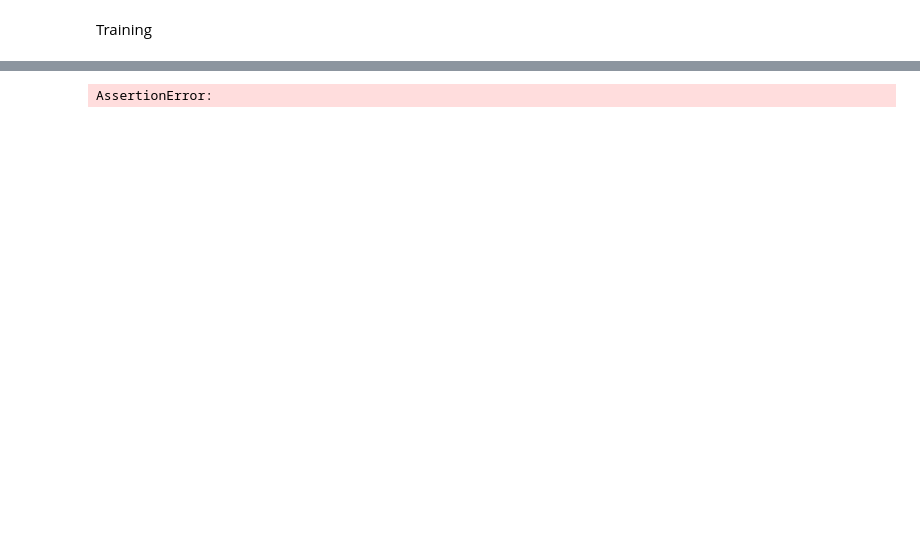
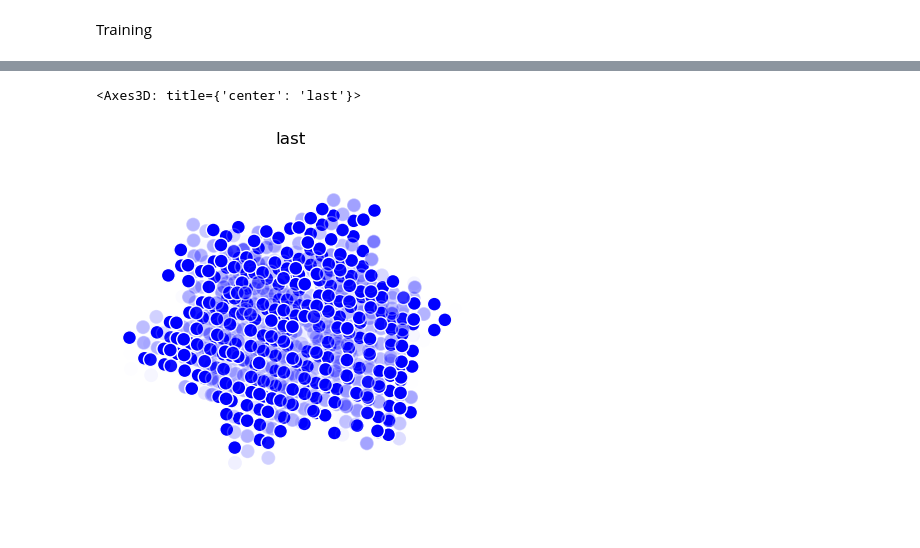
Before and after one commit to mbaranr/gnca_growing, a Jupyter notebook: notebooks/train3d_sandbox.ipynb, the cells around one changed output, grey strips where cells are left out. Drawn from its saved outputs; the diff is of its cells as text; code cells hidden in the pictures; blank space fills up the shorter version.

```diff
--- a/notebooks/train3d_sandbox.ipynb
+++ b/notebooks/train3d_sandbox.ipynb
@@ -142,25 +138,27 @@ plot_loss(losses, EPOCHS)
 # %%
 alphas = []
 
 seed = np.zeros(coords.shape[0])
 seed[coords.shape[0] // 2] = 1
 
 for i in range(EXTRA_CHANNELS):
     seed_ = np.zeros(coords.shape[0])
     seed = np.column_stack((seed, seed_))
 
 seed = torch.tensor(seed, dtype=torch.float32).to(DEVICE)
 seed = seed.unsqueeze(0)
 
-gnca.zero_grad()
+gnca.eval()
 
 alphas.append(seed[0, :, 0].cpu().detach().numpy())
 
-for i in range(1000):
-    seed = gnca(seed, adj)
+for i in range(50):
+    with torch.no_grad():
+        seed = gnca(seed, adj)
     alphas.append(seed[0, :, 0].cpu().detach().numpy())
 
-plot_2d_G(G, coords, "last", transparent=True, show_edges=False, node_alpha=alphas[-1], axis_range=(-0.1, 1.1))
+plot_3d_G(G, coords, "last", transparent=True, show_edges=False, node_alpha=alphas[-1], axis_range=(0, 1))
 # %% [output]
-AssertionError:
+<Axes3D: title={'center': 'last'}>
+[figure, added]
 # %%
```
Also changed, not shown: parts of 7 cells of this notebook, 9 other files.
